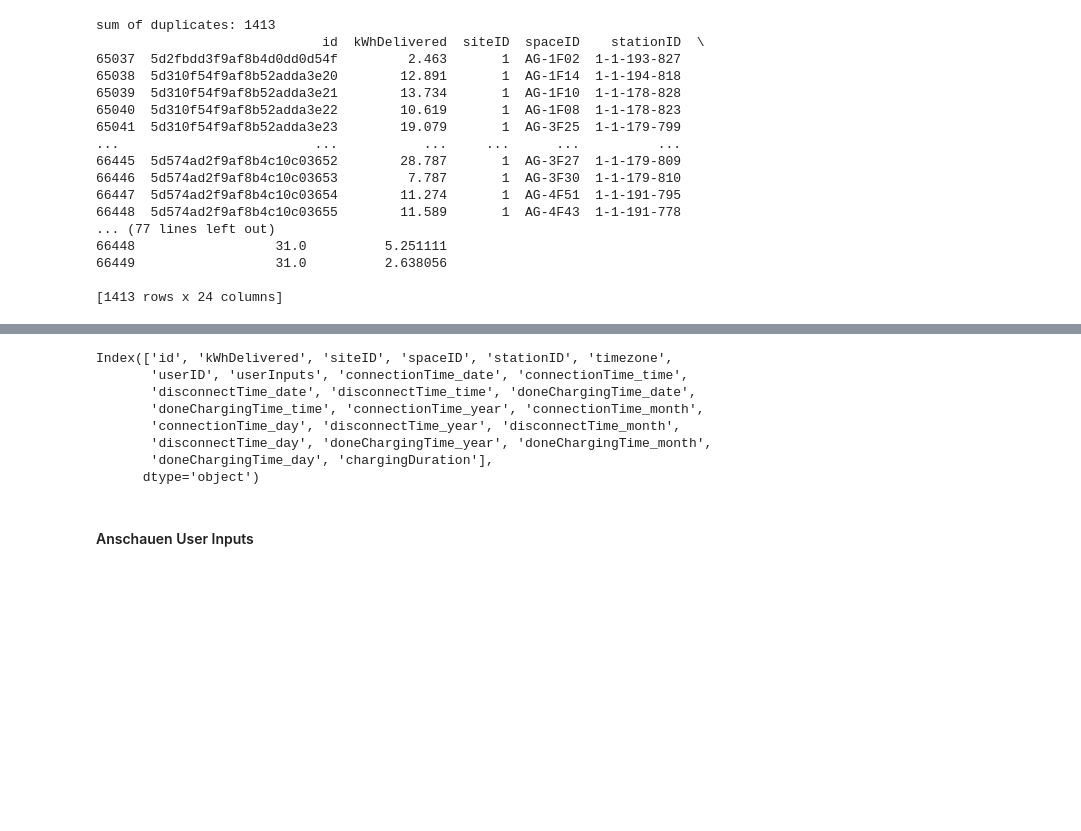
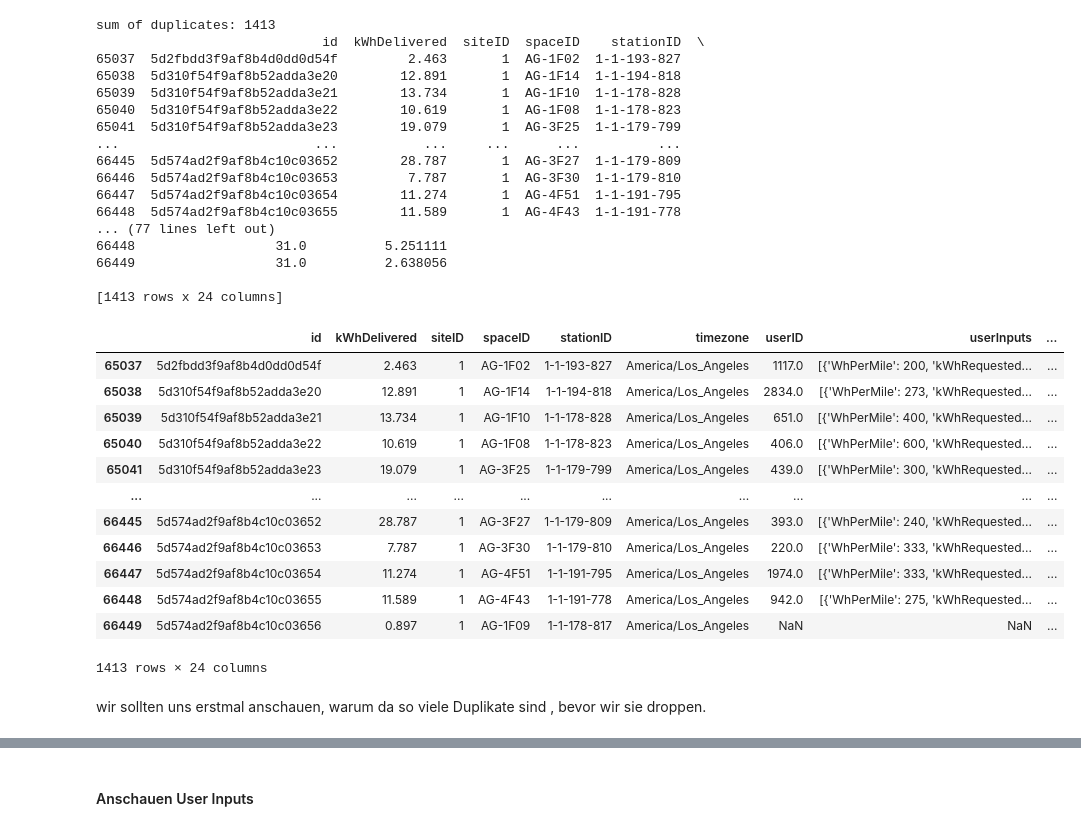
Before and after one commit to ge02/GinyuForce, a Jupyter notebook: data_prep_charging_set.ipynb, the cells around one changed output, grey strips where cells are left out. Saved outputs shown, nothing was run; the diff lists cells and outputs as text; code cells hidden in the pictures; blank space fills up the shorter version.

```diff
--- a/data_prep_charging_set.ipynb
+++ b/data_prep_charging_set.ipynb
@@ -184,22 +184,17 @@ charging_set['doneChargingTime_time'] = charging_set['doneChargingTime'].dt.time
 # %%
 ### convert date columns into separate year, month and day columns
 
-# Das muss rein, weil sonst kommt ein Fehler
-charging_set['connectionTime_date'] = pd.to_datetime(charging_set['connectionTime_date'])
-charging_set['disconnectTime_date'] = pd.to_datetime(charging_set['disconnectTime_date'])
-charging_set['doneChargingTime_date'] = pd.to_datetime(charging_set['doneChargingTime_date'])
+charging_set['connectionTime_year'] = charging_set['connectionTime'].dt.year
+charging_set['connectionTime_month'] = charging_set['connectionTime'].dt.month
+charging_set['connectionTime_day'] = charging_set['connectionTime'].dt.day
 
-charging_set['connectionTime_year'] = charging_set['connectionTime_date'].dt.year
-charging_set['connectionTime_month'] = charging_set['connectionTime_date'].dt.month
-charging_set['connectionTime_day'] = charging_set['connectionTime_date'].dt.day
+charging_set['disconnectTime_year'] = charging_set['disconnectTime'].dt.year
+charging_set['disconnectTime_month'] = charging_set['disconnectTime'].dt.month
+charging_set['disconnectTime_day'] = charging_set['disconnectTime'].dt.day
 
-charging_set['disconnectTime_year'] = charging_set['disconnectTime_date'].dt.year
-charging_set['disconnectTime_month'] = charging_set['disconnectTime_date'].dt.month
-charging_set['disconnectTime_day'] = charging_set['disconnectTime_date'].dt.day
-
-charging_set['doneChargingTime_year'] = charging_set['doneChargingTime_date'].dt.year
-charging_set['doneChargingTime_month'] = charging_set['doneChargingTime_date'].dt.month
-charging_set['doneChargingTime_day'] = charging_set['doneChargingTime_date'].dt.day
+charging_set['doneChargingTime_year'] = charging_set['doneChargingTime'].dt.year
+charging_set['doneChargingTime_month'] = charging_set['doneChargingTime'].dt.month
+charging_set['doneChargingTime_day'] = charging_set['doneChargingTime'].dt.day
 # %%
 def calculate_hours():
     # Berechne die Ladezeit als Differenz zwischen disconnectTime und connectionTime
@@ -262,6 +257,24 @@ sum of duplicates: 1413
 66449                  31.0          2.638056
 
 [1413 rows x 24 columns]
+# %%
+duplicates
+# %% [output]
+|  | id | kWhDelivered | siteID | spaceID | stationID | timezone | userID | userInputs | ... |
+| 65037 | 5d2fbdd3f9af8b4d0dd0d54f | 2.463 | 1 | AG-1F02 | 1-1-193-827 | America/Los_Angeles | 1117.0 | [{'WhPerMile': 200, 'kWhRequested... | ... |
+| 65038 | 5d310f54f9af8b52adda3e20 | 12.891 | 1 | AG-1F14 | 1-1-194-818 | America/Los_Angeles | 2834.0 | [{'WhPerMile': 273, 'kWhRequested... | ... |
+| 65039 | 5d310f54f9af8b52adda3e21 | 13.734 | 1 | AG-1F10 | 1-1-178-828 | America/Los_Angeles | 651.0 | [{'WhPerMile': 400, 'kWhRequested... | ... |
+| 65040 | 5d310f54f9af8b52adda3e22 | 10.619 | 1 | AG-1F08 | 1-1-178-823 | America/Los_Angeles | 406.0 | [{'WhPerMile': 600, 'kWhRequested... | ... |
+| 65041 | 5d310f54f9af8b52adda3e23 | 19.079 | 1 | AG-3F25 | 1-1-179-799 | America/Los_Angeles | 439.0 | [{'WhPerMile': 300, 'kWhRequested... | ... |
+| ... | ... | ... | ... | ... | ... | ... | ... | ... | ... |
+| 66445 | 5d574ad2f9af8b4c10c03652 | 28.787 | 1 | AG-3F27 | 1-1-179-809 | America/Los_Angeles | 393.0 | [{'WhPerMile': 240, 'kWhRequested... | ... |
+| 66446 | 5d574ad2f9af8b4c10c03653 | 7.787 | 1 | AG-3F30 | 1-1-179-810 | America/Los_Angeles | 220.0 | [{'WhPerMile': 333, 'kWhRequested... | ... |
+| 66447 | 5d574ad2f9af8b4c10c03654 | 11.274 | 1 | AG-4F51 | 1-1-191-795 | America/Los_Angeles | 1974.0 | [{'WhPerMile': 333, 'kWhRequested... | ... |
+| 66448 | 5d574ad2f9af8b4c10c03655 | 11.589 | 1 | AG-4F43 | 1-1-191-778 | America/Los_Angeles | 942.0 | [{'WhPerMile': 275, 'kWhRequested... | ... |
+| 66449 | 5d574ad2f9af8b4c10c03656 | 0.897 | 1 | AG-1F09 | 1-1-178-817 | America/Los_Angeles | NaN | NaN | ... |
+1413 rows × 24 columns
+# %% [markdown]
+wir sollten uns erstmal anschauen, warum da so viele Duplikate sind , bevor wir sie droppen.
 # %%
 charging_set.drop_duplicates()
 # %% [output]
@@ -278,17 +291,6 @@ charging_set.drop_duplicates()
 | 65035 | 5d2fbdd3f9af8b4d0dd0d54d | 22.815 | 1 | AG-3F31 | 1-1-179-781 | America/Los_Angeles | 1626.0 | [{'WhPerMile': 200, 'kWhRequested... | ... |
 | 65036 | 5d2fbdd3f9af8b4d0dd0d54e | 10.241 | 1 | AG-1F06 | 1-1-193-819 | America/Los_Angeles | 2299.0 | [{'WhPerMile': 333, 'kWhRequested... | ... |
 65037 rows × 24 columns
-# %%
-charging_set.columns
-# %% [output]
-Index(['id', 'kWhDelivered', 'siteID', 'spaceID', 'stationID', 'timezone',
-       'userID', 'userInputs', 'connectionTime_date', 'connectionTime_time',
-       'disconnectTime_date', 'disconnectTime_time', 'doneChargingTime_date',
-       'doneChargingTime_time', 'connectionTime_year', 'connectionTime_month',
-       'connectionTime_day', 'disconnectTime_year', 'disconnectTime_month',
-       'disconnectTime_day', 'doneChargingTime_year', 'doneChargingTime_month',
-       'doneChargingTime_day', 'chargingDuration'],
-      dtype='object')
 # %% [markdown]
 #### Anschauen User Inputs
 # %%
```
Also changed, not shown: parts of 19 cells of this notebook.
